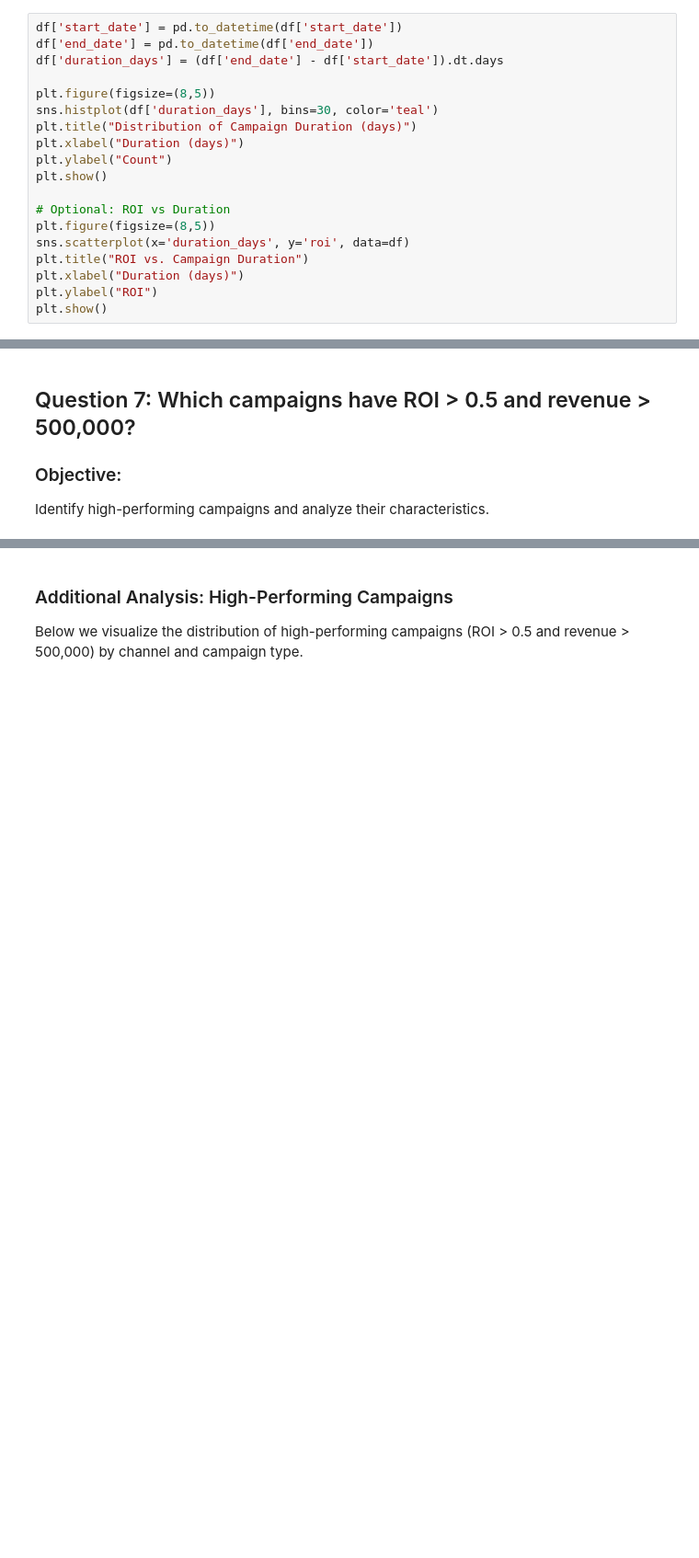
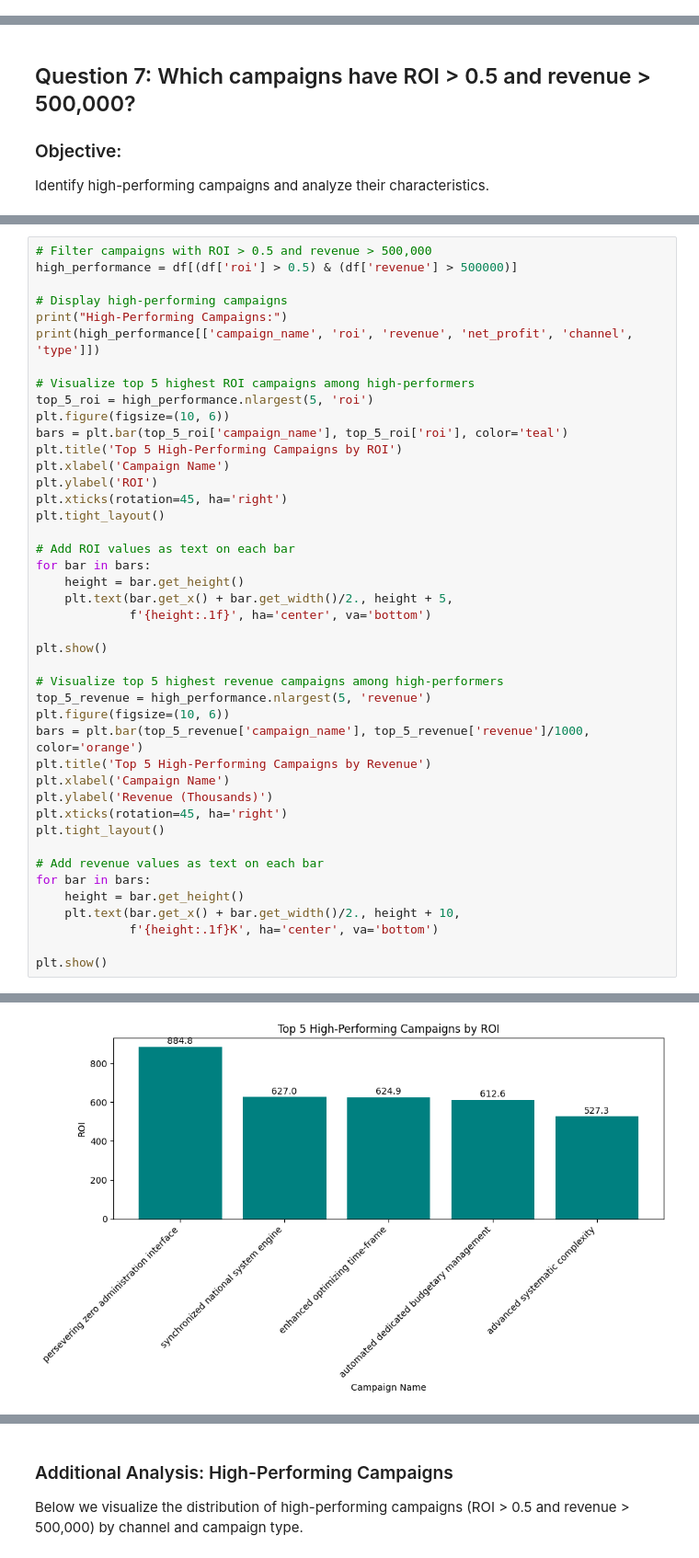
Before and after one commit to patriciajaquez/marketing_campaigns_analysis, a Jupyter notebook: notebooks/eda.ipynb, the cells around one changed output, grey strips where cells are left out. Shown at 92% size. Drawn from its saved outputs; the diff is of its cells as text; blank space fills up the shorter version.

```diff
--- a/notebooks/eda.ipynb
+++ b/notebooks/eda.ipynb
@@ -323,19 +334,0 @@ Bottom 5 Campaigns by Net Profit:
-# %%
-df['start_date'] = pd.to_datetime(df['start_date'])
-df['end_date'] = pd.to_datetime(df['end_date'])
-df['duration_days'] = (df['end_date'] - df['start_date']).dt.days
-
-plt.figure(figsize=(8,5))
-sns.histplot(df['duration_days'], bins=30, color='teal')
-plt.title("Distribution of Campaign Duration (days)")
-plt.xlabel("Duration (days)")
-plt.ylabel("Count")
-plt.show()
-
-# Optional: ROI vs Duration
-plt.figure(figsize=(8,5))
-sns.scatterplot(x='duration_days', y='roi', data=df)
-plt.title("ROI vs. Campaign Duration")
-plt.xlabel("Duration (days)")
-plt.ylabel("ROI")
-plt.show()
@@ -393,0 +359,44 @@ High-Performing Campaigns:
+# %%
+# Filter campaigns with ROI > 0.5 and revenue > 500,000
+high_performance = df[(df['roi'] > 0.5) & (df['revenue'] > 500000)]
+
+# Display high-performing campaigns
+print("High-Performing Campaigns:")
+print(high_performance[['campaign_name', 'roi', 'revenue', 'net_profit', 'channel', 'type']])
+
+# Visualize top 5 highest ROI campaigns among high-performers
+top_5_roi = high_performance.nlargest(5, 'roi')
+plt.figure(figsize=(10, 6))
+bars = plt.bar(top_5_roi['campaign_name'], top_5_roi['roi'], color='teal')
+plt.title('Top 5 High-Performing Campaigns by ROI')
+plt.xlabel('Campaign Name')
+plt.ylabel('ROI')
+plt.xticks(rotation=45, ha='right')
+plt.tight_layout()
+
+# Add ROI values as text on each bar
+for bar in bars:
+    height = bar.get_height()
+    plt.text(bar.get_x() + bar.get_width()/2., height + 5,
+             f'{height:.1f}', ha='center', va='bottom')
+
+plt.show()
+
+# Visualize top 5 highest revenue campaigns among high-performers
+top_5_revenue = high_performance.nlargest(5, 'revenue')
+plt.figure(figsize=(10, 6))
+bars = plt.bar(top_5_revenue['campaign_name'], top_5_revenue['revenue']/1000, color='orange')
+plt.title('Top 5 High-Performing Campaigns by Revenue')
+plt.xlabel('Campaign Name')
+plt.ylabel('Revenue (Thousands)')
+plt.xticks(rotation=45, ha='right')
+plt.tight_layout()
+
+# Add revenue values as text on each bar
+for bar in bars:
+    height = bar.get_height()
+    plt.text(bar.get_x() + bar.get_width()/2., height + 10,
+             f'{height:.1f}K', ha='center', va='bottom')
+
+plt.show()
+# %% [output]
@@ -393,0 +420 @@ High-Performing Campaigns:
+[figure, added]
```
Also changed, not shown: parts of 31 cells of this notebook.
